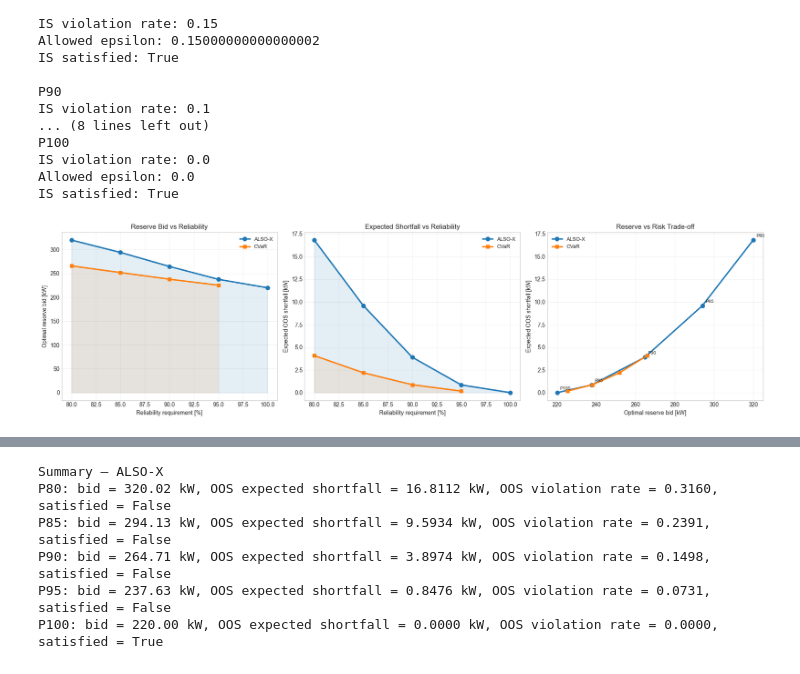
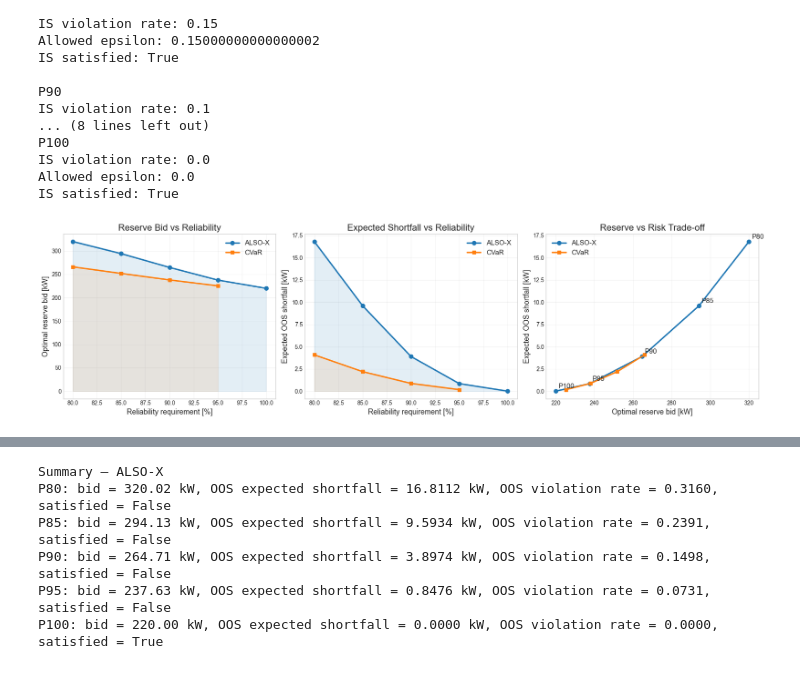
Before and after one commit to Irene-GL/Renewable-in-Electricity-Market-Assignment-2, a Jupyter notebook: Step2.ipynb, the cells around one changed output, grey strips where cells are left out. Cells and saved outputs as stored; diff of their text form; code cells hidden in the pictures.

```diff
--- a/Step2.ipynb
+++ b/Step2.ipynb
@@ -979,10 +979,10 @@ if has_cvar:
         color='#ff7f0e'
     )
 
-ax.set_xlabel('Reliability requirement [%]')
-ax.set_ylabel('Optimal reserve bid [kW]')
-ax.set_title('Reserve Bid vs Reliability')
-ax.legend(fontsize=9)
+ax.set_xlabel('Reliability requirement [%]', fontsize=13)
+ax.set_ylabel('Optimal reserve bid [kW]', fontsize=13)
+ax.set_title('Reserve Bid vs Reliability', fontsize=16)
+ax.legend(fontsize=12)
 ax.grid(alpha=0.25)
 
 
@@ -1027,10 +1027,10 @@ if has_cvar:
         color='#ff7f0e'
     )
 
-ax.set_xlabel('Reliability requirement [%]')
-ax.set_ylabel('Expected OOS shortfall [kW]')
-ax.set_title('Expected Shortfall vs Reliability')
-ax.legend(fontsize=9)
+ax.set_xlabel('Reliability requirement [%]', fontsize=13)
+ax.set_ylabel('Expected OOS shortfall [kW]', fontsize=13)
+ax.set_title('Expected Shortfall vs Reliability', fontsize=16)
+ax.legend(fontsize=12)
 ax.grid(alpha=0.25)
 
 
@@ -1050,36 +1050,36 @@ ax.plot(
     label='ALSO-X'
 )
 
 if has_cvar:
     ax.plot(
         B_cvar,
         S_cvar,
         color='#ff7f0e',
         linewidth=2.5,
         marker='s',
         markersize=6,
         label='CVaR'
     )
 
 # Annotate ALSO-X points
 for _, row in df_alsox_23.iterrows():
     ax.annotate(
         f"P{int(row['P_requirement']*100)}",
         (row["bid_kW"], row["OOS_expected_shortfall_kW"]),
         textcoords="offset points",
         xytext=(5, 5),
-        fontsize=8
+        fontsize=12
     )
 
-ax.set_xlabel('Optimal reserve bid [kW]')
-ax.set_ylabel('Expected OOS shortfall [kW]')
-ax.set_title('Reserve vs Risk Trade-off')
-ax.legend(fontsize=9)
+ax.set_xlabel('Optimal reserve bid [kW]', fontsize=13)
+ax.set_ylabel('Expected OOS shortfall [kW]', fontsize=13)
+ax.set_title('Reserve vs Risk Trade-off', fontsize=16)
+ax.legend(fontsize=12)
 ax.grid(alpha=0.25)
 
 
 plt.tight_layout()
 plt.savefig('task23_analysis.png', dpi=150, bbox_inches='tight')
 plt.show()
 # %% [output]
-[figure, old version]
+[figure, new version]
```
Also changed, not shown: parts of 10 cells of this notebook.
